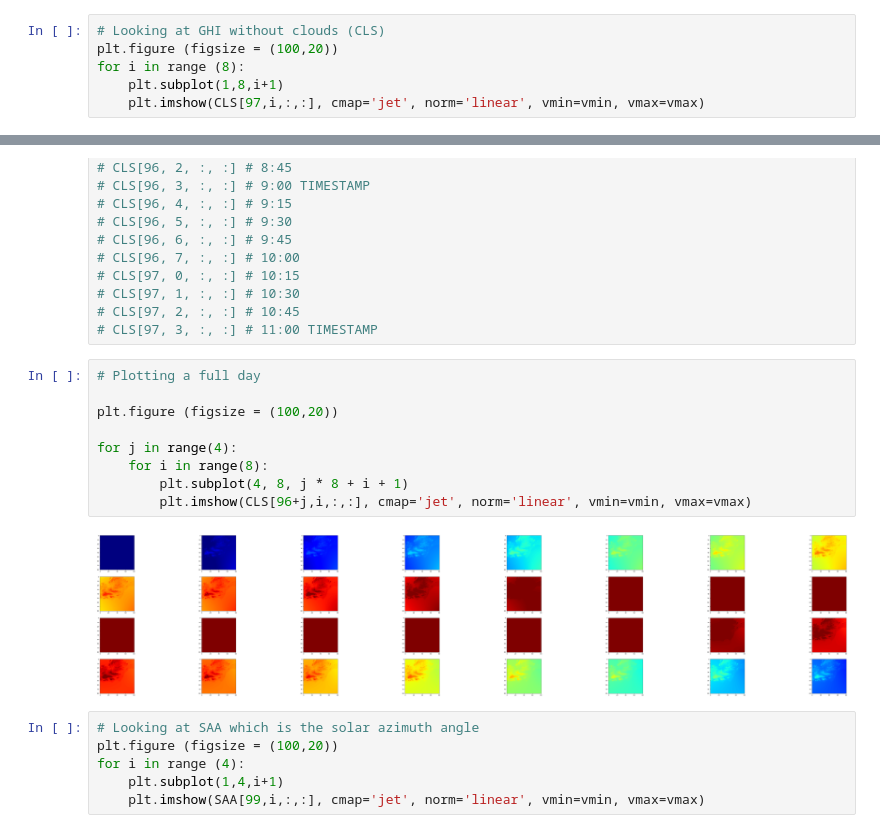
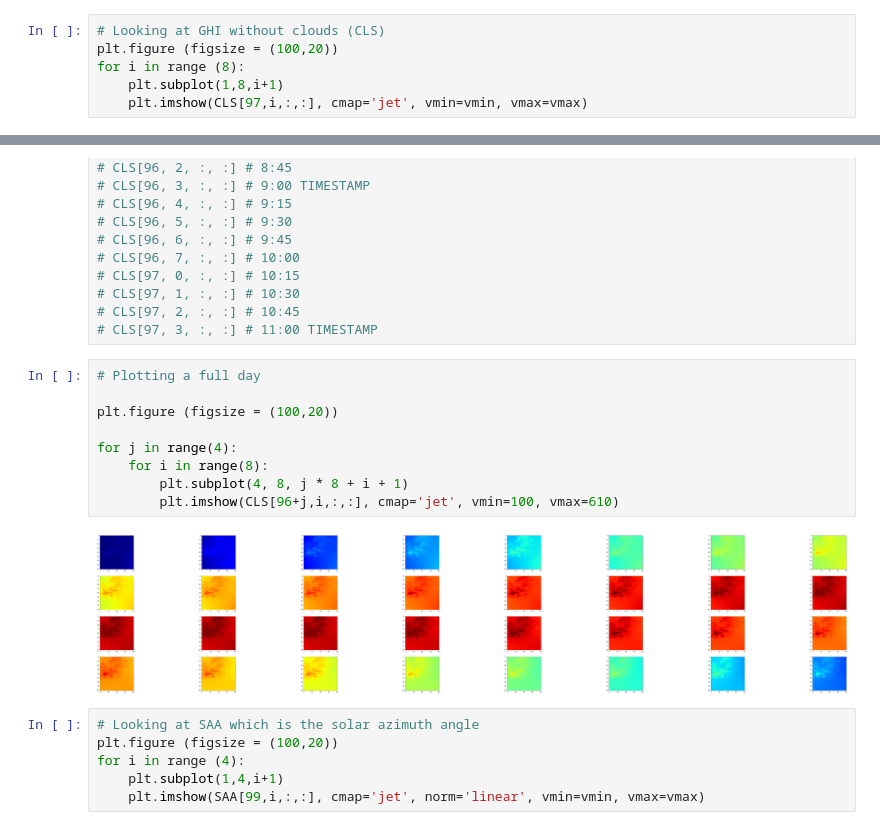
Before and after one commit to fedegiallorosso/solar_forecasting, a Jupyter notebook: notebooks/fedegiallorosso_EDA.ipynb, the cells around one changed output, grey strips where cells are left out. Cells and saved outputs as stored; diff of their text form.

```diff
--- a/notebooks/fedegiallorosso_EDA.ipynb
+++ b/notebooks/fedegiallorosso_EDA.ipynb
@@ -158,7 +158,7 @@ for i in range (4):
 plt.figure (figsize = (100,20))
 for i in range (8):
     plt.subplot(1,8,i+1)
-    plt.imshow(CLS[97,i,:,:], cmap='jet', norm='linear', vmin=vmin, vmax=vmax)
+    plt.imshow(CLS[97,i,:,:], cmap='jet', vmin=vmin, vmax=vmax)
 # %% [output]
 [figure]
 # %%
@@ -220,14 +220,14 @@ print(datetime[95])
 # %%
 # Plotting a full day
 
 plt.figure (figsize = (100,20))
 
 for j in range(4):
     for i in range(8):
         plt.subplot(4, 8, j * 8 + i + 1)
-        plt.imshow(CLS[96+j,i,:,:], cmap='jet', norm='linear', vmin=vmin, vmax=vmax)
+        plt.imshow(CLS[96+j,i,:,:], cmap='jet', vmin=100, vmax=610)
 # %% [output]
-[figure, old version]
+[figure, new version]
 # %%
 # Looking at SAA which is the solar azimuth angle
 plt.figure (figsize = (100,20))
```
Also changed, not shown: 1 other file.
